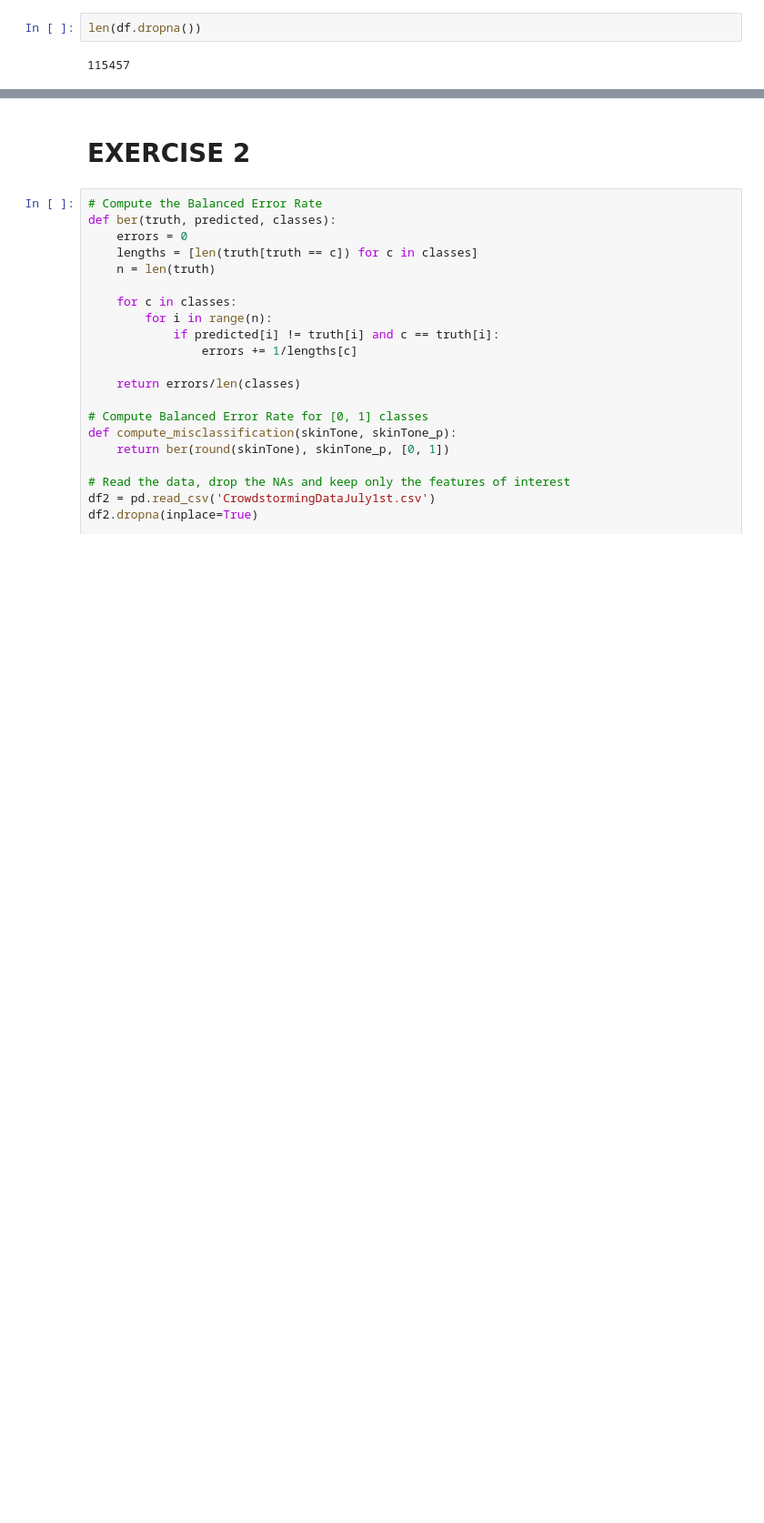
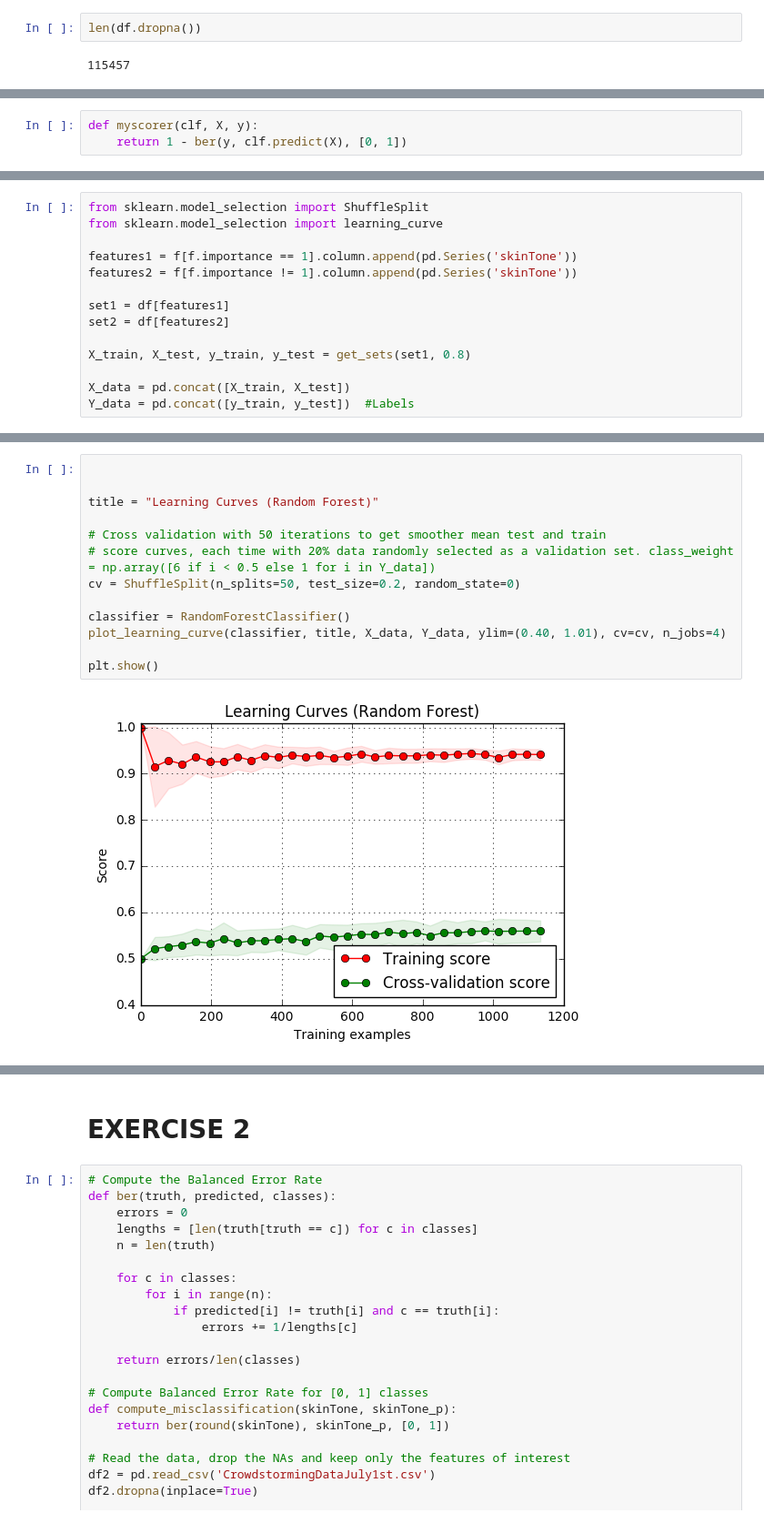
Before and after one commit to Maaarmotte/Ada2016, a Jupyter notebook: 04 - Applied ML/Homework 4 - Loic.ipynb, the cells around one changed output, grey strips where cells are left out. Shown at 91% size. Drawn from its saved outputs; the diff is of its cells as text; blank space fills up the shorter version.

Commit message:
Learning curve

```diff
--- a/04 - Applied ML/Homework 4 - Loic.ipynb
+++ b/04 - Applied ML/Homework 4 - Loic.ipynb
@@ -278,0 +299,3 @@ f.sort_values(by='importance', ascending=True)
+# %%
+def myscorer(clf, X, y):
+    return 1 - ber(y, clf.predict(X), [0, 1])
@@ -278,0 +332,14 @@ f.sort_values(by='importance', ascending=True)
+# %%
+from sklearn.model_selection import ShuffleSplit
+from sklearn.model_selection import learning_curve
+
+features1 = f[f.importance == 1].column.append(pd.Series('skinTone'))
+features2 = f[f.importance != 1].column.append(pd.Series('skinTone'))
+
+set1 = df[features1]
+set2 = df[features2]
+
+X_train, X_test, y_train, y_test = get_sets(set1, 0.8)
+
+X_data = pd.concat([X_train, X_test])
+Y_data = pd.concat([y_train, y_test])  #Labels
@@ -279,3 +351,18 @@ f.sort_values(by='importance', ascending=True)
+# %%
+
+
+title = "Learning Curves (Random Forest)"
+
+# Cross validation with 50 iterations to get smoother mean test and train
+# score curves, each time with 20% data randomly selected as a validation set. class_weight = np.array([6 if i < 0.5 else 1 for i in Y_data])
+cv = ShuffleSplit(n_splits=50, test_size=0.2, random_state=0)
+
+classifier = RandomForestClassifier()
+plot_learning_curve(classifier, title, X_data, Y_data, ylim=(0.40, 1.01), cv=cv, n_jobs=4)
+
+plt.show()
+# %% [output]
+[figure, added]
 # %%
 features1 = f[f.importance == 1].column.append(pd.Series('skinTone'))
 features2 = f[f.importance != 1].column.append(pd.Series('skinTone'))
```
Also changed, not shown: parts of 11 cells of this notebook.
